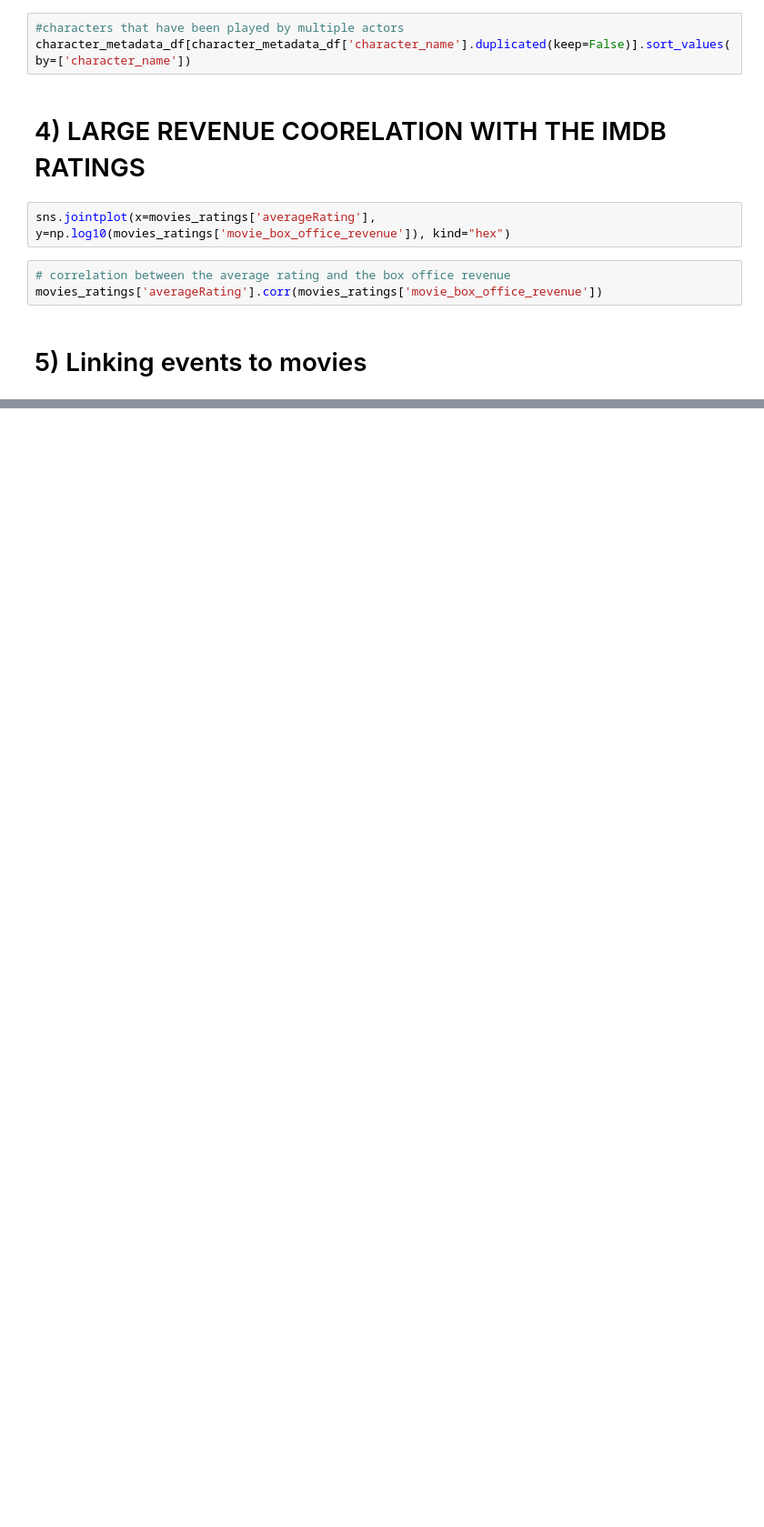
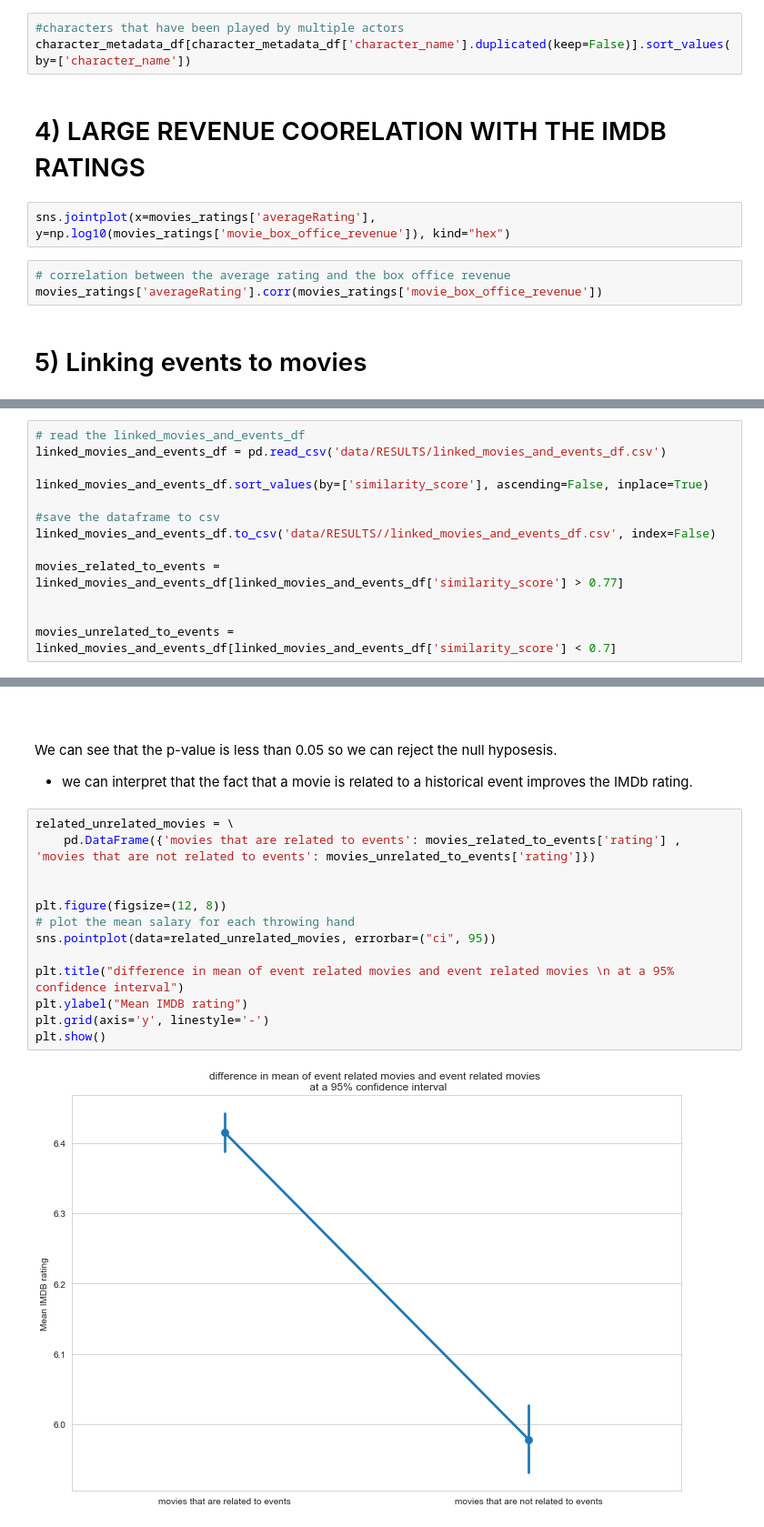
Before and after one commit to epfl-ada/ada-2023-project-adhd2023, a Jupyter notebook: milestone2.ipynb, the cells around one changed output, grey strips where cells are left out. Shown: that part at 91% size. Saved outputs shown, nothing was run; the diff lists cells and outputs as text; blank space fills up the shorter version.

```diff
--- a/milestone2.ipynb
+++ b/milestone2.ipynb
@@ -505,0 +630,13 @@ movies_ratings['averageRating'].corr(movies_ratings['movie_box_office_revenue'])
+# %%
+# read the linked_movies_and_events_df
+linked_movies_and_events_df = pd.read_csv('data/RESULTS/linked_movies_and_events_df.csv')
+
+linked_movies_and_events_df.sort_values(by=['similarity_score'], ascending=False, inplace=True)
+
+#save the dataframe to csv
+linked_movies_and_events_df.to_csv('data/RESULTS//linked_movies_and_events_df.csv', index=False)
+
+movies_related_to_events = linked_movies_and_events_df[linked_movies_and_events_df['similarity_score'] > 0.77]
+
+
+movies_unrelated_to_events = linked_movies_and_events_df[linked_movies_and_events_df['similarity_score'] < 0.7]
@@ -505,0 +662,20 @@ movies_ratings['averageRating'].corr(movies_ratings['movie_box_office_revenue'])
+# %% [markdown]
+#
+# %% [markdown]
+We can see that the p-value is less than 0.05 so we can reject the null hyposesis.
+- we can interpret that the fact that a movie is related to a historical event improves the IMDb rating.
+# %%
+related_unrelated_movies = \
+    pd.DataFrame({'movies that are related to events': movies_related_to_events['rating'] , 'movies that are not related to events': movies_unrelated_to_events['rating']})
+
+
+plt.figure(figsize=(12, 8))
+# plot the mean salary for each throwing hand
+sns.pointplot(data=related_unrelated_movies, errorbar=("ci", 95))
+
+plt.title("difference in mean of event related movies and event related movies \n at a 95% confidence interval")
+plt.ylabel("Mean IMDB rating")
+plt.grid(axis='y', linestyle='-')
+plt.show()
+# %% [output]
+[figure, added]
```
Also changed, not shown: parts of 14 cells of this notebook, 5 other files.
